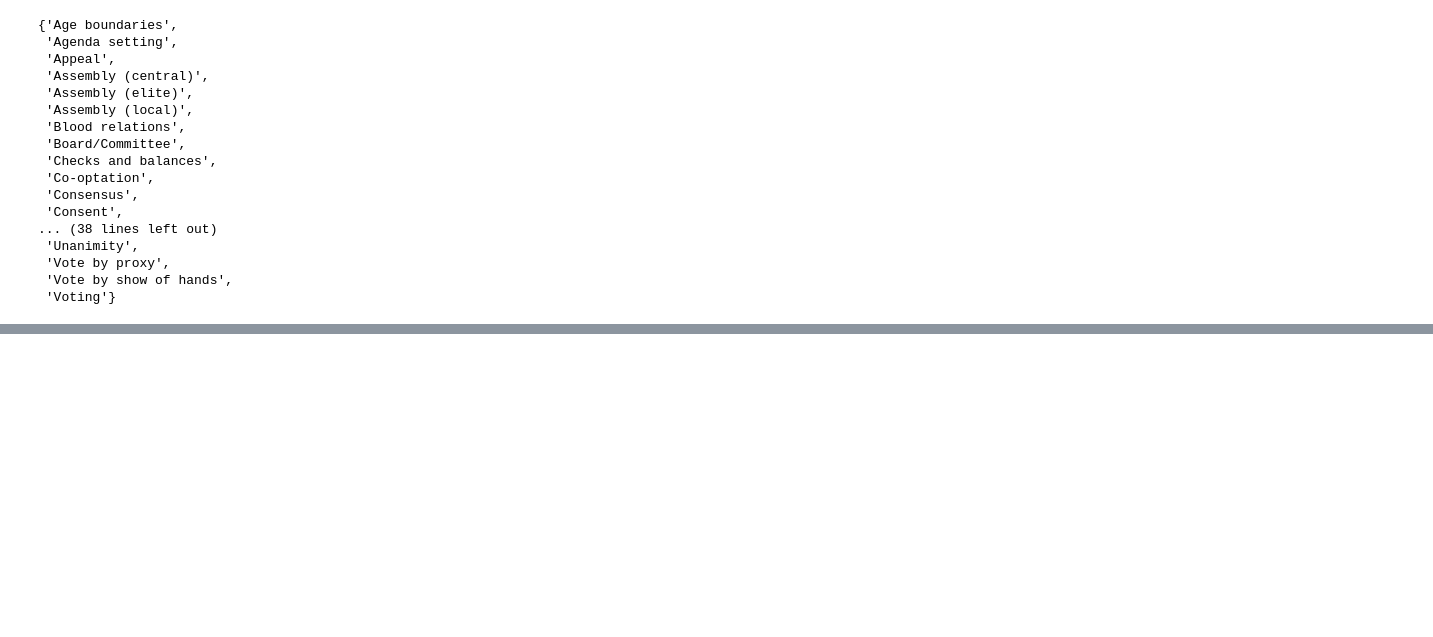
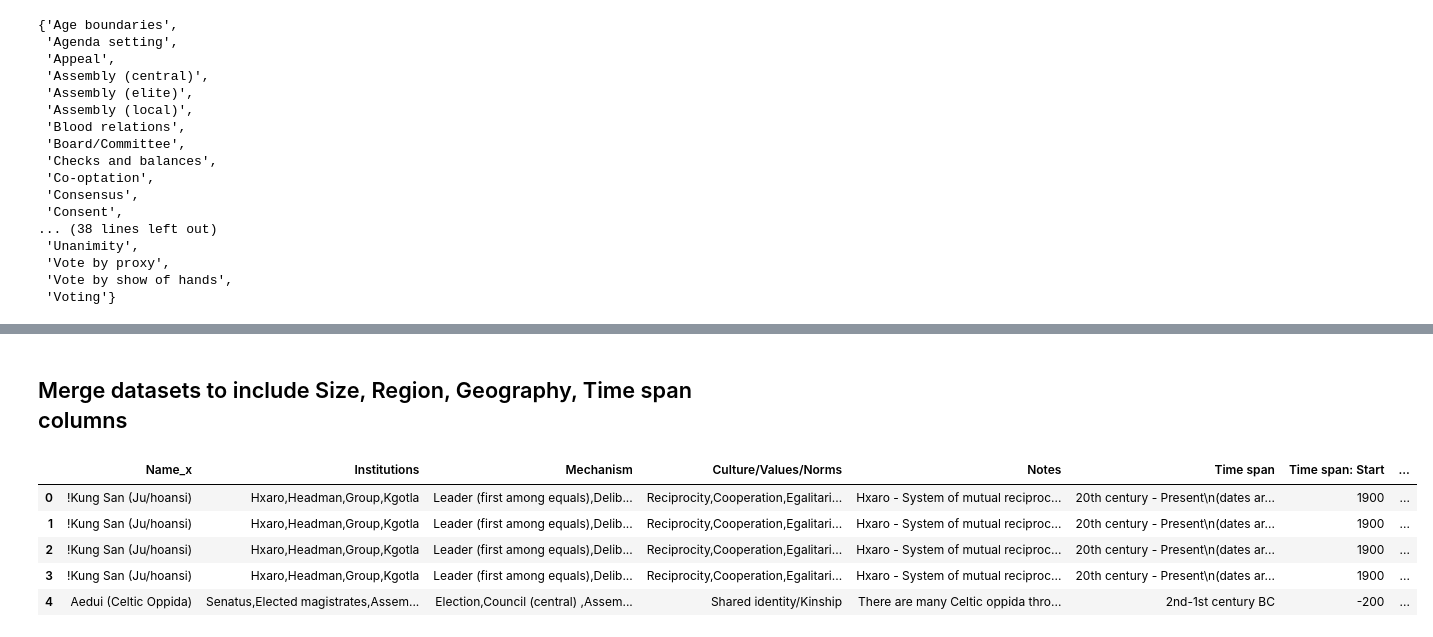
Before and after one commit to metagov/governance-archaeology, a Jupyter notebook: Data_Prep_CGIs.ipynb, the cells around one changed output, grey strips where cells are left out. Cells and saved outputs as stored; diff of their text form; code cells hidden in the pictures; blank space fills up the shorter version.

```diff
--- a/Data_Prep_CGIs.ipynb
+++ b/Data_Prep_CGIs.ipynb
@@ -230 +267,14 @@ cgis_include_council_central_                               251
 dtype: int64
+# %% [markdown]
+## Merge datasets to include Size, Region, Geography, Time span columns
+# %%
+merged_df = pd.merge(communities_df, institutions_df, left_on='Name', right_on='Communities')
+# %%
+merged_df.head()
+# %% [output]
+|  | Name_x | Institutions | Mechanism | Culture/Values/Norms | Notes | Time span | Time span: Start | ... |
+| 0 | !Kung San (Ju/hoansi) | Hxaro,Headman,Group,Kgotla | Leader (first among equals),Delib... | Reciprocity,Cooperation,Egalitari... | Hxaro - System of mutual reciproc... | 20th century - Present\n(dates ar... | 1900 | ... |
+| 1 | !Kung San (Ju/hoansi) | Hxaro,Headman,Group,Kgotla | Leader (first among equals),Delib... | Reciprocity,Cooperation,Egalitari... | Hxaro - System of mutual reciproc... | 20th century - Present\n(dates ar... | 1900 | ... |
+| 2 | !Kung San (Ju/hoansi) | Hxaro,Headman,Group,Kgotla | Leader (first among equals),Delib... | Reciprocity,Cooperation,Egalitari... | Hxaro - System of mutual reciproc... | 20th century - Present\n(dates ar... | 1900 | ... |
+| 3 | !Kung San (Ju/hoansi) | Hxaro,Headman,Group,Kgotla | Leader (first among equals),Delib... | Reciprocity,Cooperation,Egalitari... | Hxaro - System of mutual reciproc... | 20th century - Present\n(dates ar... | 1900 | ... |
+| 4 | Aedui (Celtic Oppida) | Senatus,Elected magistrates,Assem... | Election,Council (central) ,Assem... | Shared identity/Kinship | There are many Celtic oppida thro... | 2nd-1st century BC | -200 | ... |
```
Also changed, not shown: parts of 18 cells of this notebook, 2 other files.
